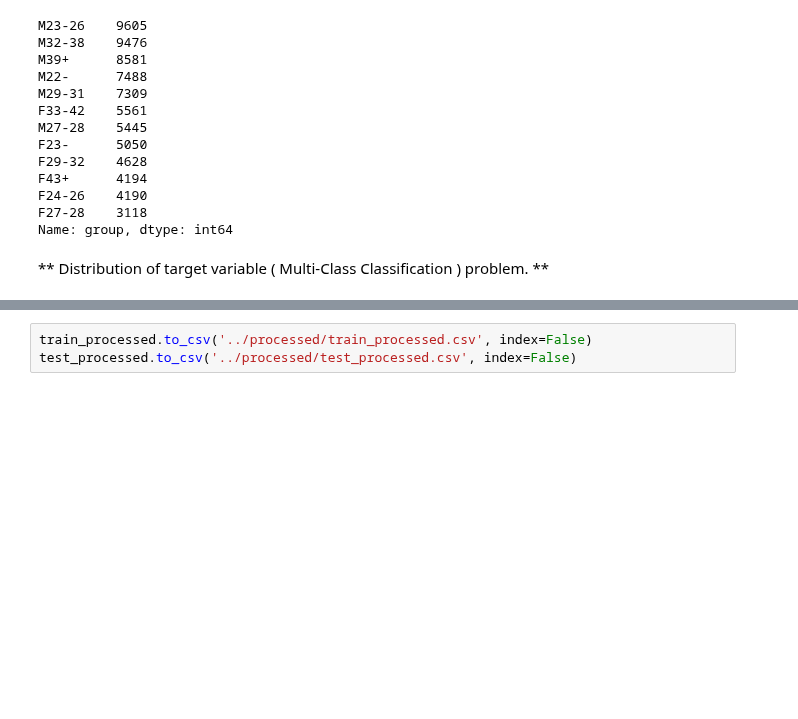
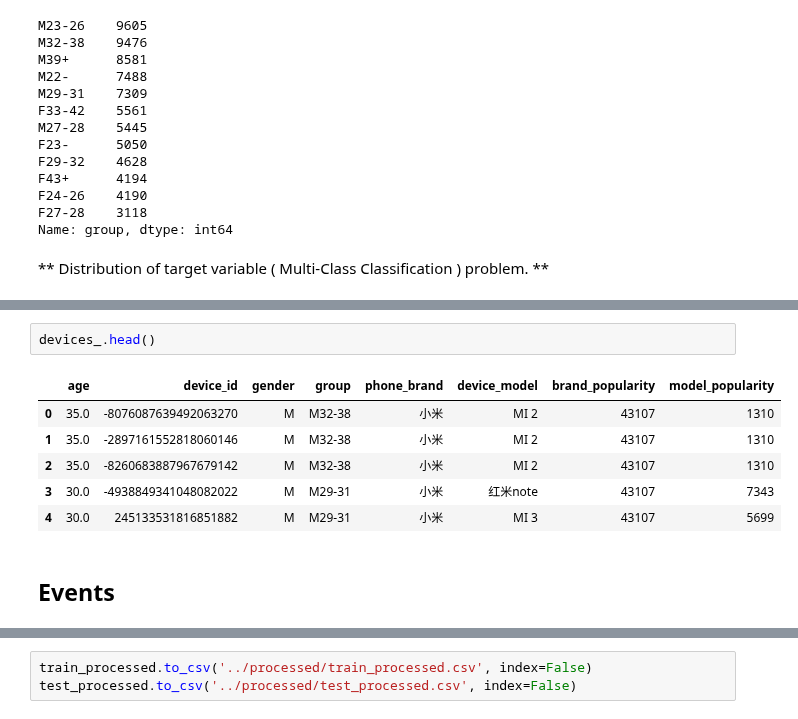
Before and after one commit to numb3r33/Applied-Data-Analysis, a Jupyter notebook: talkingdata/notebooks/TalkingData.ipynb, the cells around one changed output, grey strips where cells are left out. Saved outputs shown, nothing was run; the diff lists cells and outputs as text; blank space fills up the shorter version.

```diff
--- a/talkingdata/notebooks/TalkingData.ipynb
+++ b/talkingdata/notebooks/TalkingData.ipynb
@@ -216,0 +157,11 @@ test_processed = data_device_merged.loc[data_device_merged.group.isnull(), valid
+# %%
+devices_.head()
+# %% [output]
+|  | age | device_id | gender | group | phone_brand | device_model | brand_popularity | model_popularity |
+| 0 | 35.0 | -8076087639492063270 | M | M32-38 | 小米 | MI 2 | 43107 | 1310 |
+| 1 | 35.0 | -2897161552818060146 | M | M32-38 | 小米 | MI 2 | 43107 | 1310 |
+| 2 | 35.0 | -8260683887967679142 | M | M32-38 | 小米 | MI 2 | 43107 | 1310 |
+| 3 | 30.0 | -4938849341048082022 | M | M29-31 | 小米 | 红米note | 43107 | 7343 |
+| 4 | 30.0 | 245133531816851882 | M | M29-31 | 小米 | MI 3 | 43107 | 5699 |
+# %% [markdown]
+## Events
```
Also changed, not shown: parts of 39 cells of this notebook, 1 other file.
